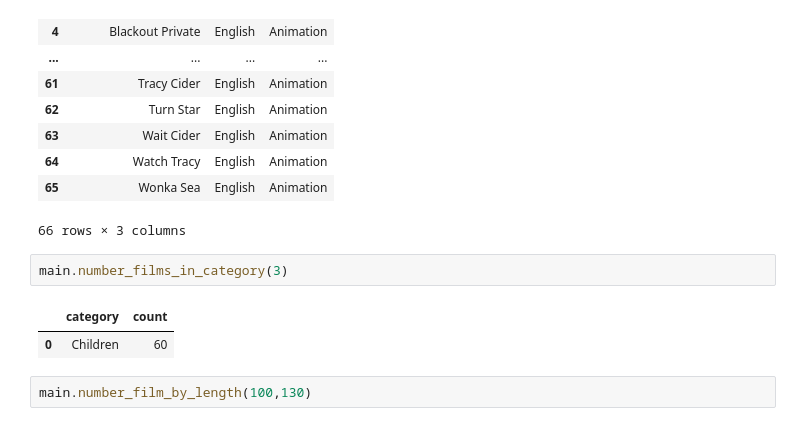
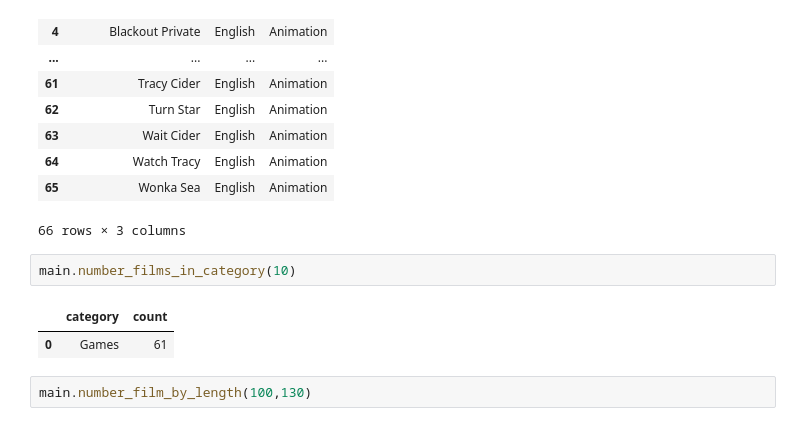
Before and after one commit to worker2396/ABD, a Jupyter notebook: laboratorium-4-worker2396/raport.ipynb, the cells around one changed output. Drawn from its saved outputs; the diff is of its cells as text.

```diff
--- a/laboratorium-4-worker2396/raport.ipynb
+++ b/laboratorium-4-worker2396/raport.ipynb
@@ -520,10 +520,10 @@ main.film_in_category(2)
 | 65 | Wonka Sea | English | Animation |
 66 rows × 3 columns
 # %%
-main.number_films_in_category(3)
+main.number_films_in_category(10)
 # %% [output]
 |  | category | count |
-| 0 | Children | 60 |
+| 0 | Games | 61 |
 # %%
 main.number_film_by_length(100,130)
 # %% [output]
```
Also changed, not shown: 38 other files.
